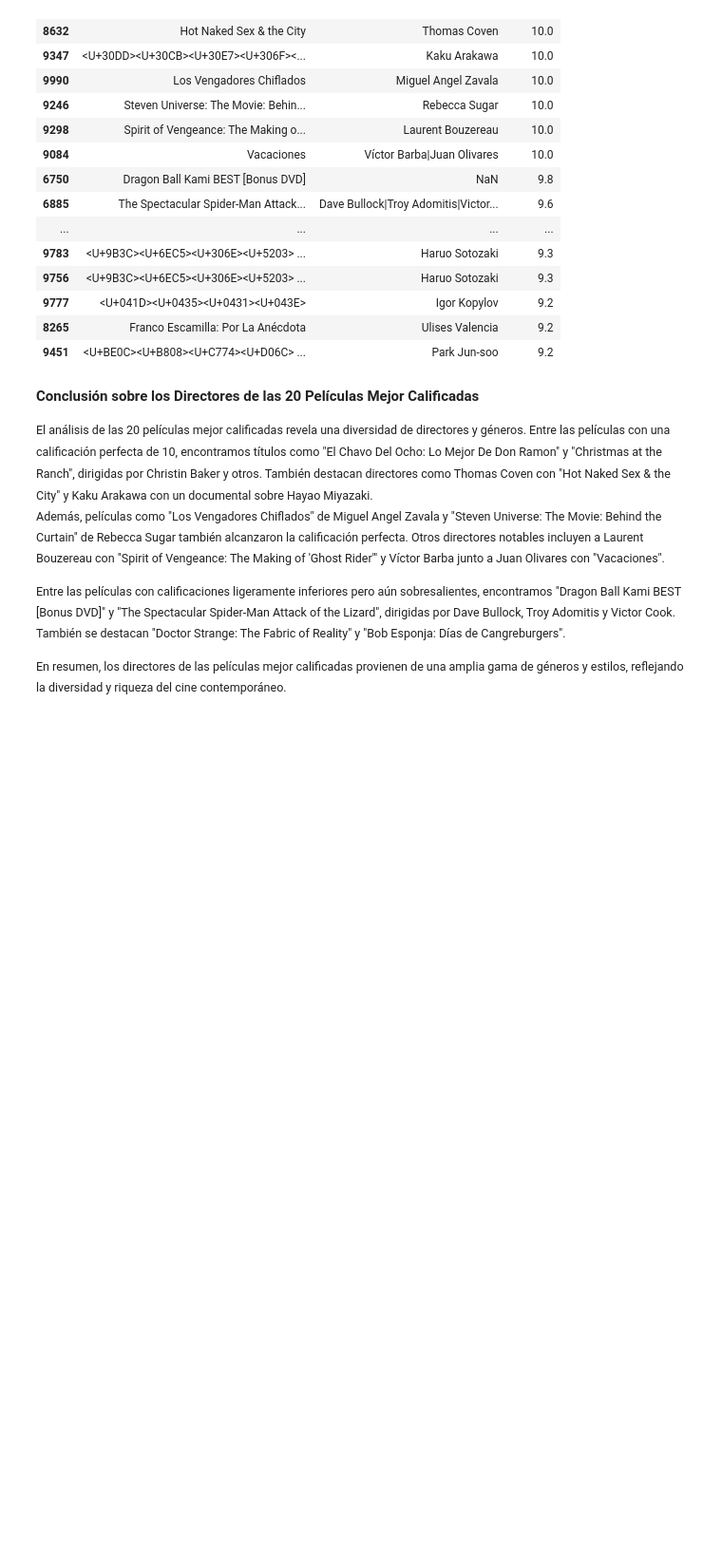
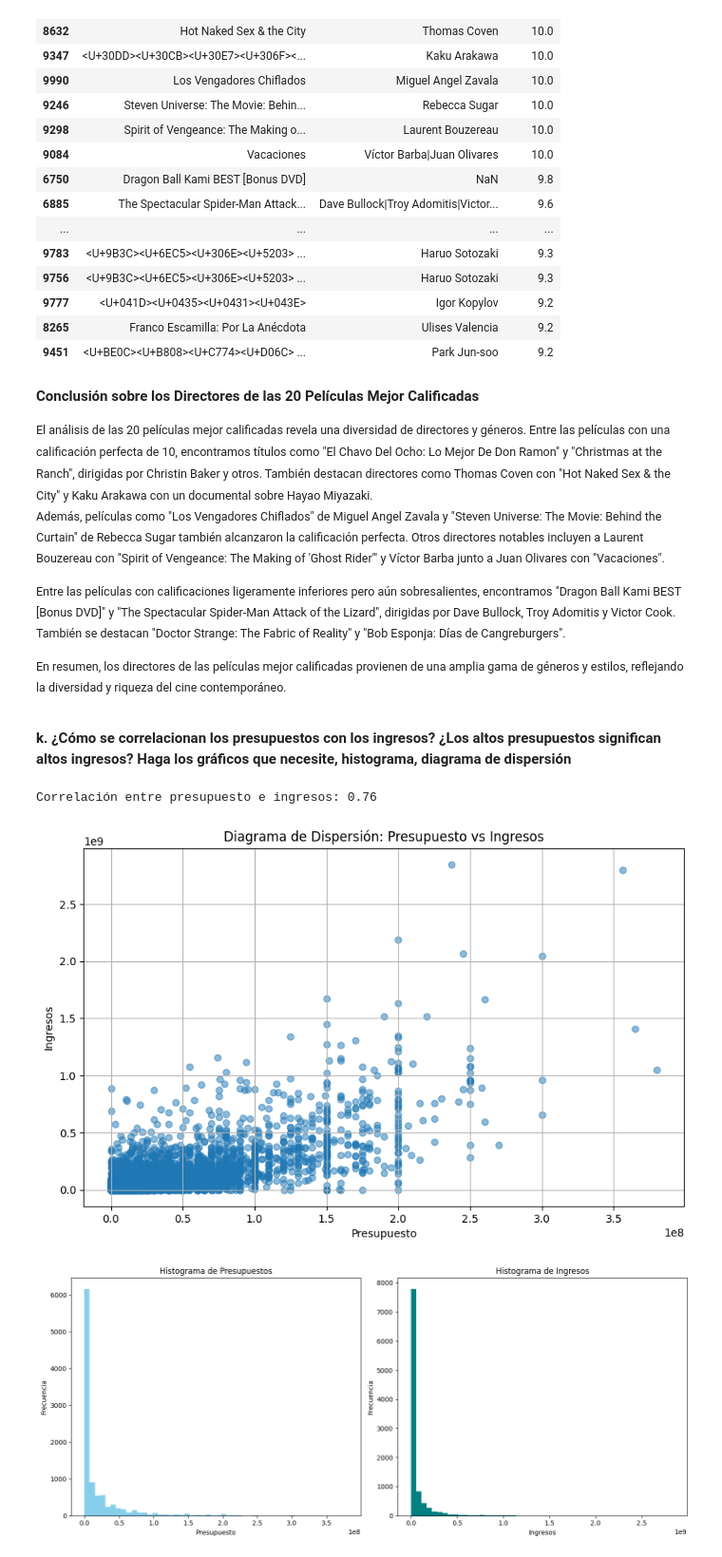
Before and after one commit to XavierLopez25/HT1-MD, a Jupyter notebook: EjerciciosAnalisisExploratorio.ipynb, the cells around one changed output. Shown at 95% size. Cells and saved outputs as stored; diff of their text form; code cells hidden in the pictures; blank space fills up the shorter version.

```diff
--- a/EjerciciosAnalisisExploratorio.ipynb
+++ b/EjerciciosAnalisisExploratorio.ipynb
@@ -496,3 +496,45 @@ Entre las películas con calificaciones ligeramente inferiores pero aún sobresa
 
 En resumen, los directores de las películas mejor calificadas provienen de una amplia gama de géneros y estilos, reflejando la diversidad y riqueza del cine contemporáneo.
 </small>
+# %% [markdown]
+**k. ¿Cómo se correlacionan los presupuestos con los ingresos? ¿Los altos presupuestos significan altos ingresos? Haga los gráficos que necesite, histograma, diagrama de dispersión**
+# %%
+df = pd.read_csv('movies.csv', encoding='ISO-8859-1')
+
+# Convert the 'budget' column to numeric, coercing errors to NaN
+df['budget'] = pd.to_numeric(df['budget'], errors='coerce')
+
+# Calculate the correlation between budget and revenue
+correlation_budget_revenue = df['budget'].corr(df['revenue'])
+print(f"Correlación entre presupuesto e ingresos: {correlation_budget_revenue:.2f}")
+
+# Create a scatter plot to visualize the relationship between budget and revenue
+plt.figure(figsize=(10, 6))
+plt.scatter(df['budget'], df['revenue'], alpha=0.5)
+plt.title('Diagrama de Dispersión: Presupuesto vs Ingresos')
+plt.xlabel('Presupuesto')
+plt.ylabel('Ingresos')
+plt.grid(True)
+plt.show()
+
+# Create histograms to visualize the distribution of budget and revenue
+plt.figure(figsize=(14, 6))
+
+plt.subplot(1, 2, 1)
+plt.hist(df['budget'].dropna(), bins=50, color='skyblue')
+plt.title('Histograma de Presupuestos')
+plt.xlabel('Presupuesto')
+plt.ylabel('Frecuencia')
+
+plt.subplot(1, 2, 2)
+plt.hist(df['revenue'].dropna(), bins=50, color='teal')
+plt.title('Histograma de Ingresos')
+plt.xlabel('Ingresos')
+plt.ylabel('Frecuencia')
+
+plt.tight_layout()
+plt.show()
+# %% [output]
+Correlación entre presupuesto e ingresos: 0.76
+[figure, added]
+[figure, added]
```
Also changed, not shown: parts of 1 cell of this notebook.
